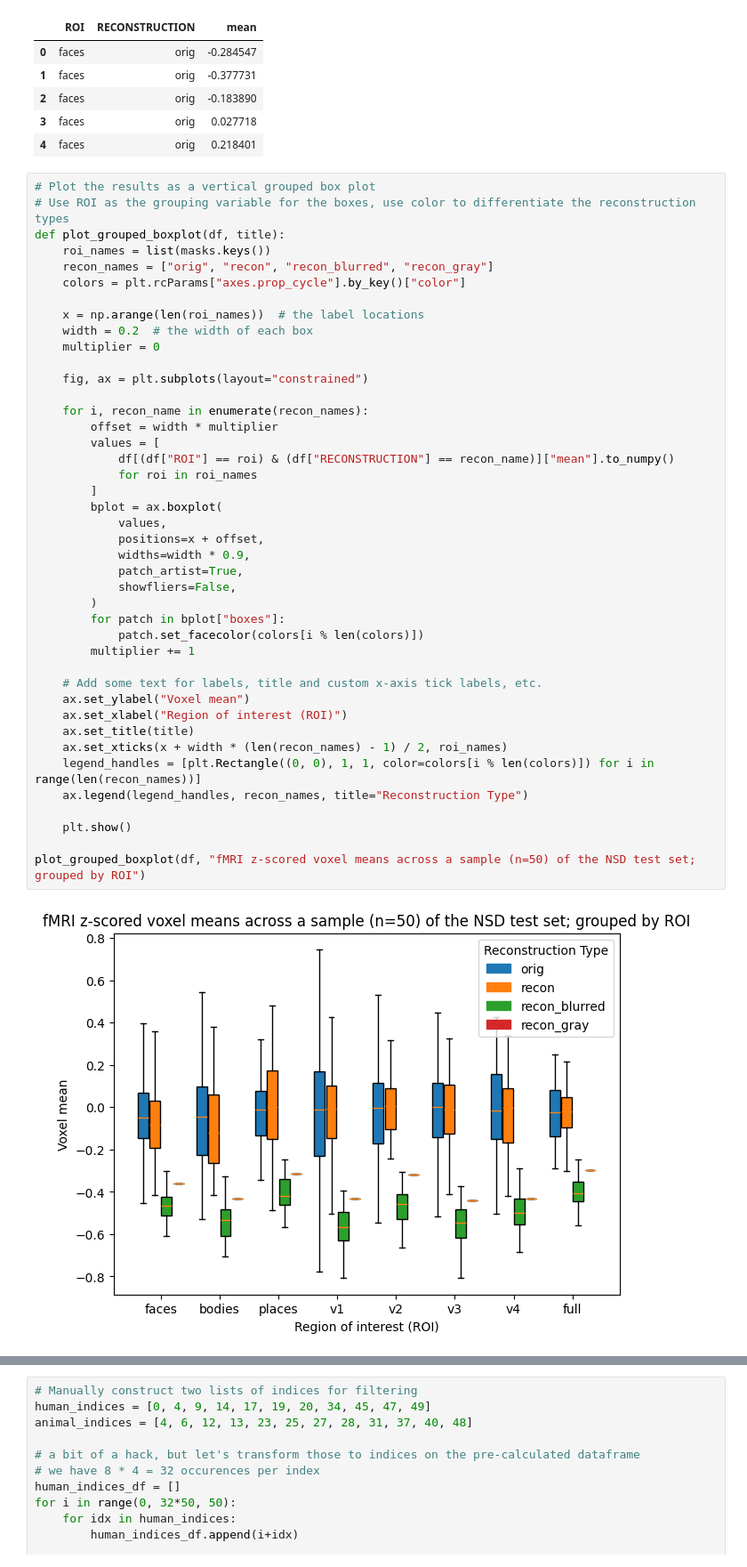
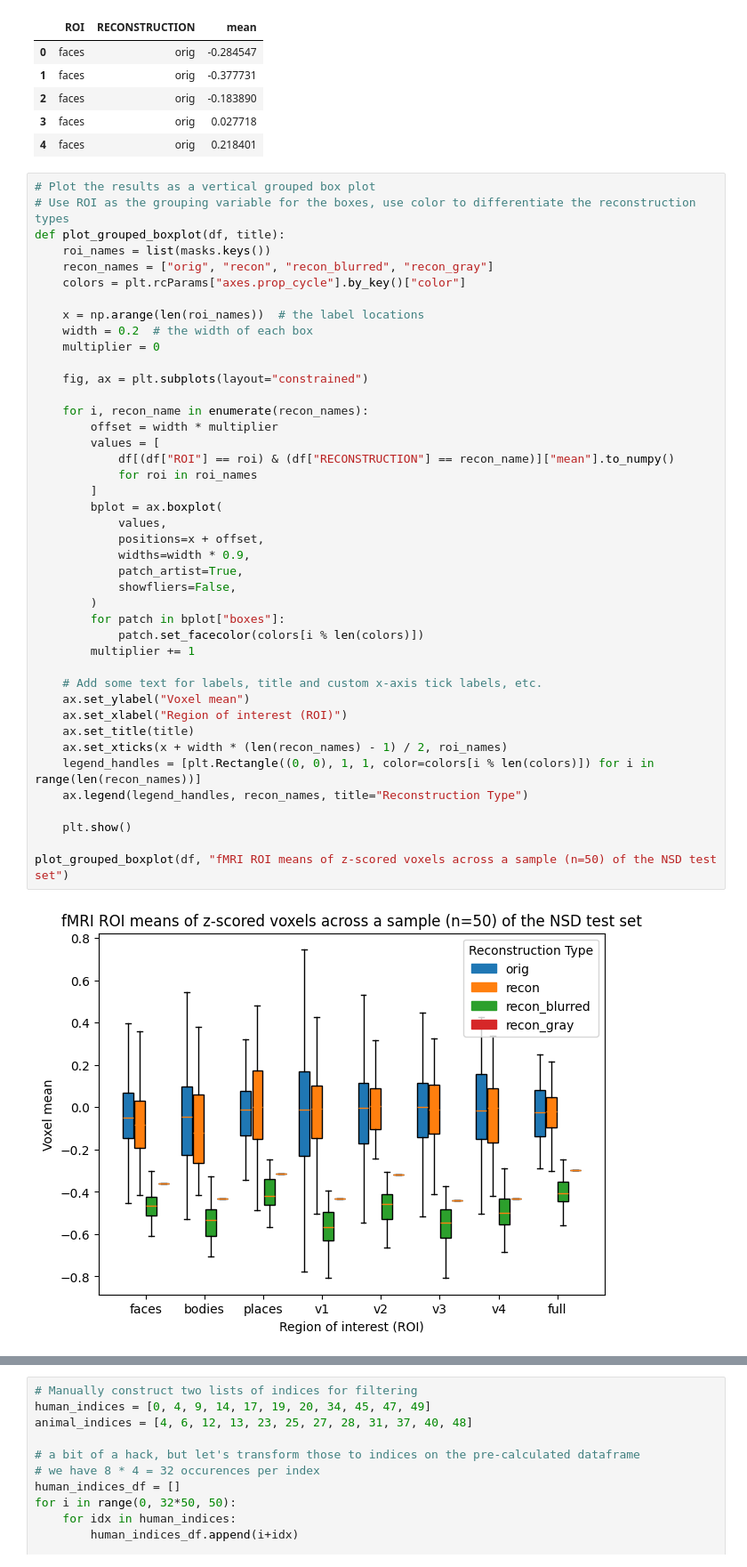
Before and after one commit to frederikdammeier/neuroflow-latent-analysis, a Jupyter notebook: experiments/integrated_gradients/image_to_fmri.ipynb, the cells around one changed output, grey strips where cells are left out. Shown at 89% size. Cells and saved outputs as stored; diff of their text form.

```diff
--- a/experiments/integrated_gradients/image_to_fmri.ipynb
+++ b/experiments/integrated_gradients/image_to_fmri.ipynb
@@ -167,35 +173,35 @@ def plot_grouped_boxplot(df, title):
     fig, ax = plt.subplots(layout="constrained")
 
     for i, recon_name in enumerate(recon_names):
         offset = width * multiplier
         values = [
             df[(df["ROI"] == roi) & (df["RECONSTRUCTION"] == recon_name)]["mean"].to_numpy()
             for roi in roi_names
         ]
         bplot = ax.boxplot(
             values,
             positions=x + offset,
             widths=width * 0.9,
             patch_artist=True,
             showfliers=False,
         )
         for patch in bplot["boxes"]:
             patch.set_facecolor(colors[i % len(colors)])
         multiplier += 1
 
     # Add some text for labels, title and custom x-axis tick labels, etc.
     ax.set_ylabel("Voxel mean")
     ax.set_xlabel("Region of interest (ROI)")
     ax.set_title(title)
     ax.set_xticks(x + width * (len(recon_names) - 1) / 2, roi_names)
     legend_handles = [plt.Rectangle((0, 0), 1, 1, color=colors[i % len(colors)]) for i in range(len(recon_names))]
     ax.legend(legend_handles, recon_names, title="Reconstruction Type")
 
     plt.show()
 
-plot_grouped_boxplot(df, "fMRI z-scored voxel means across a sample (n=50) of the NSD test set; grouped by ROI")
+plot_grouped_boxplot(df, "fMRI ROI means of z-scored voxels across a sample (n=50) of the NSD test set")
 # %% [output]
-[figure, old version]
+[figure, new version]
 # %% [markdown]
 Inspecting the mean voxel values across samples, we can make a couple of observations:
 
```
Also changed, not shown: parts of 19 cells of this notebook.
